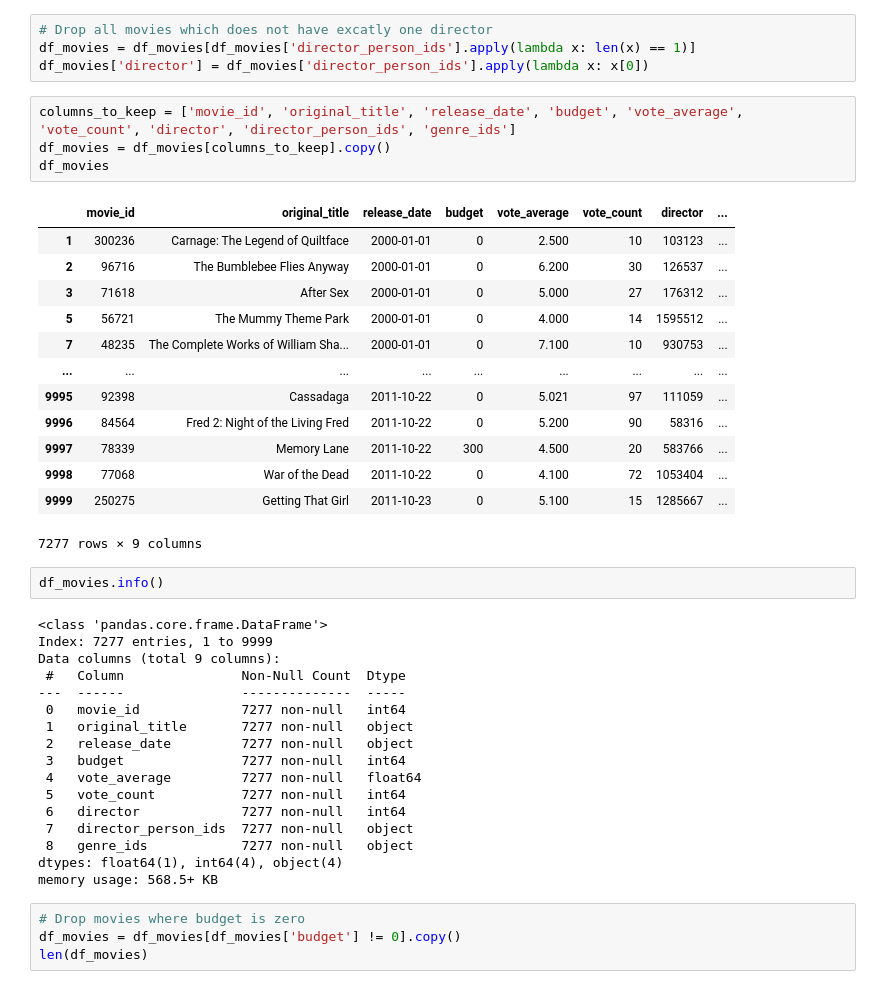
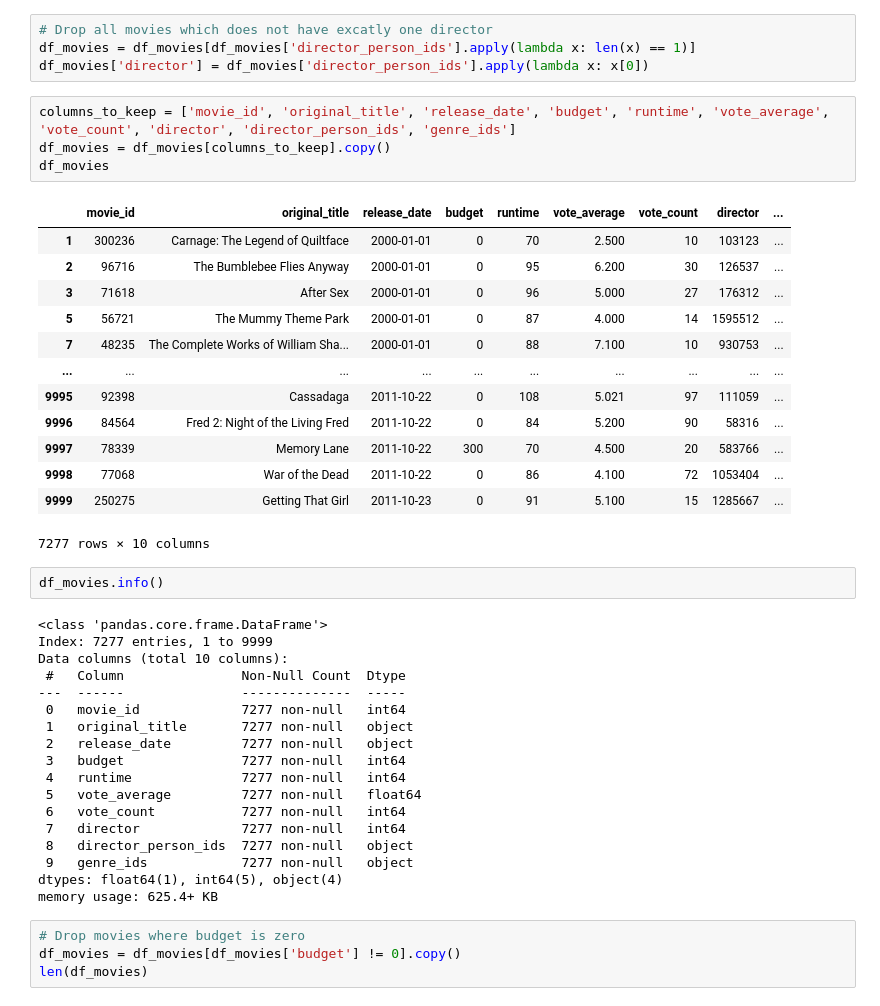
Before and after one commit to pbollhorn/bi-group-5-and-9, a Jupyter notebook: exam_project/pbtest3.ipynb, the cells around one changed output. Drawn from its saved outputs; the diff is of its cells as text.

```diff
--- a/exam_project/pbtest3.ipynb
+++ b/exam_project/pbtest3.ipynb
@@ -62,42 +62,43 @@ len(df_movies)
 df_movies = df_movies[df_movies['director_person_ids'].apply(lambda x: len(x) == 1)]
 df_movies['director'] = df_movies['director_person_ids'].apply(lambda x: x[0])
 # %%
-columns_to_keep = ['movie_id', 'original_title', 'release_date', 'budget', 'vote_average', 'vote_count', 'director', 'director_person_ids', 'genre_ids']
+columns_to_keep = ['movie_id', 'original_title', 'release_date', 'budget', 'runtime', 'vote_average', 'vote_count', 'director', 'director_person_ids', 'genre_ids']
 df_movies = df_movies[columns_to_keep].copy()
 df_movies
 # %% [output]
-|  | movie_id | original_title | release_date | budget | vote_average | vote_count | director | ... |
-| 1 | 300236 | Carnage: The Legend of Quiltface | 2000-01-01 | 0 | 2.500 | 10 | 103123 | ... |
-| 2 | 96716 | The Bumblebee Flies Anyway | 2000-01-01 | 0 | 6.200 | 30 | 126537 | ... |
-| 3 | 71618 | After Sex | 2000-01-01 | 0 | 5.000 | 27 | 176312 | ... |
-| 5 | 56721 | The Mummy Theme Park | 2000-01-01 | 0 | 4.000 | 14 | 1595512 | ... |
-| 7 | 48235 | The Complete Works of William Sha... | 2000-01-01 | 0 | 7.100 | 10 | 930753 | ... |
-| ... | ... | ... | ... | ... | ... | ... | ... | ... |
-| 9995 | 92398 | Cassadaga | 2011-10-22 | 0 | 5.021 | 97 | 111059 | ... |
-| 9996 | 84564 | Fred 2: Night of the Living Fred | 2011-10-22 | 0 | 5.200 | 90 | 58316 | ... |
-| 9997 | 78339 | Memory Lane | 2011-10-22 | 300 | 4.500 | 20 | 583766 | ... |
-| 9998 | 77068 | War of the Dead | 2011-10-22 | 0 | 4.100 | 72 | 1053404 | ... |
-| 9999 | 250275 | Getting That Girl | 2011-10-23 | 0 | 5.100 | 15 | 1285667 | ... |
+|  | movie_id | original_title | release_date | budget | runtime | vote_average | vote_count | director | ... |
+| 1 | 300236 | Carnage: The Legend of Quiltface | 2000-01-01 | 0 | 70 | 2.500 | 10 | 103123 | ... |
+| 2 | 96716 | The Bumblebee Flies Anyway | 2000-01-01 | 0 | 95 | 6.200 | 30 | 126537 | ... |
+| 3 | 71618 | After Sex | 2000-01-01 | 0 | 96 | 5.000 | 27 | 176312 | ... |
+| 5 | 56721 | The Mummy Theme Park | 2000-01-01 | 0 | 87 | 4.000 | 14 | 1595512 | ... |
+| 7 | 48235 | The Complete Works of William Sha... | 2000-01-01 | 0 | 88 | 7.100 | 10 | 930753 | ... |
+| ... | ... | ... | ... | ... | ... | ... | ... | ... | ... |
+| 9995 | 92398 | Cassadaga | 2011-10-22 | 0 | 108 | 5.021 | 97 | 111059 | ... |
+| 9996 | 84564 | Fred 2: Night of the Living Fred | 2011-10-22 | 0 | 84 | 5.200 | 90 | 58316 | ... |
+| 9997 | 78339 | Memory Lane | 2011-10-22 | 300 | 70 | 4.500 | 20 | 583766 | ... |
+| 9998 | 77068 | War of the Dead | 2011-10-22 | 0 | 86 | 4.100 | 72 | 1053404 | ... |
+| 9999 | 250275 | Getting That Girl | 2011-10-23 | 0 | 91 | 5.100 | 15 | 1285667 | ... |
-7277 rows × 9 columns
+7277 rows × 10 columns
 # %%
 df_movies.info()
 # %% [output]
 <class 'pandas.core.frame.DataFrame'>
 Index: 7277 entries, 1 to 9999
-Data columns (total 9 columns):
+Data columns (total 10 columns):
  #   Column               Non-Null Count  Dtype
 ---  ------               --------------  -----
  0   movie_id             7277 non-null   int64
  1   original_title       7277 non-null   object
  2   release_date         7277 non-null   object
  3   budget               7277 non-null   int64
- 4   vote_average         7277 non-null   float64
- 5   vote_count           7277 non-null   int64
- 6   director             7277 non-null   int64
- 7   director_person_ids  7277 non-null   object
- 8   genre_ids            7277 non-null   object
-dtypes: float64(1), int64(4), object(4)
-memory usage: 568.5+ KB
+ 4   runtime              7277 non-null   int64
+ 5   vote_average         7277 non-null   float64
+ 6   vote_count           7277 non-null   int64
+ 7   director             7277 non-null   int64
+ 8   director_person_ids  7277 non-null   object
+ 9   genre_ids            7277 non-null   object
+dtypes: float64(1), int64(5), object(4)
+memory usage: 625.4+ KB
 # %%
 # Drop movies where budget is zero
 df_movies = df_movies[df_movies['budget'] != 0].copy()
```
Also changed, not shown: parts of 4 cells of this notebook.
